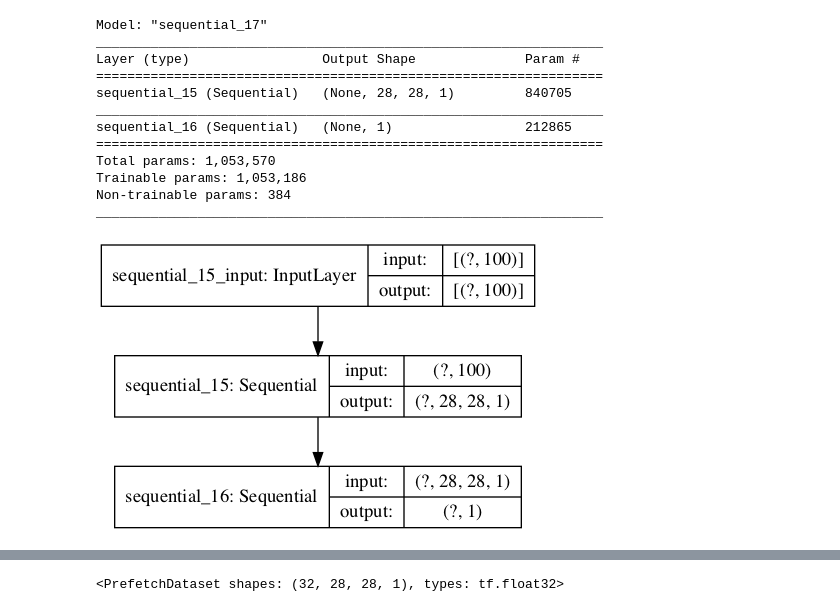
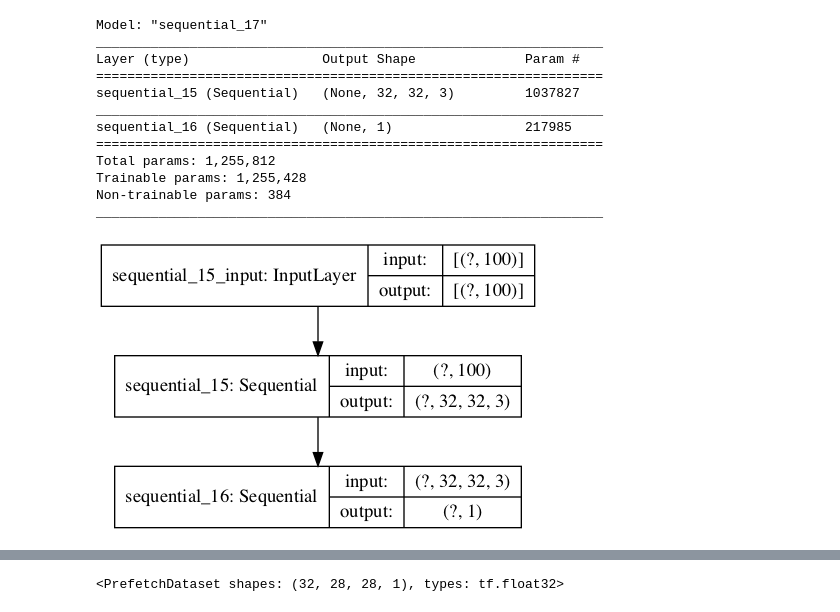
Before and after one commit to yebiny/GenerativeModels-tf2.0, a Jupyter notebook: 2-GAN/ganTest.ipynb, the cells around one changed output, grey strips where cells are left out. Cells and saved outputs as stored; diff of their text form; code cells hidden in the pictures.

```diff
--- a/2-GAN/ganTest.ipynb
+++ b/2-GAN/ganTest.ipynb
@@ -48,6 +48,7 @@ def build_gan(data_shape, noise_dim):
 # %%
 def plot_generated_images(generator, seed):
     generated_images = generator.predict(seed)
+    print(generated_images.shape, generated_images[0][0])
     plot_multiple_images(generated_images, 4)
 
 def plot_multiple_images(images, n_cols=None):
@@ -55,6 +56,8 @@ def plot_multiple_images(images, n_cols=None):
     n_rows = (len(images) - 1) // n_cols + 1
     if images.shape[-1] == 1:
         images = np.squeeze(images, axis=-1)
+
+    #print(images.shape, images[0][0])
     plt.figure(figsize=(n_cols, n_rows))
     for index, image in enumerate(images):
         plt.subplot(n_rows, n_cols, index + 1)
@@ -100,7 +103,7 @@ class GAN():
         # y1 : half '0' half '1' for discriminator train
         # y2 : all '1' for generator train
         y1, y2, seed = make_constants(self.noise_dim, self.batch_size)
-        plot_generated_images(self.generator, seed)
+        #plot_generated_images(self.generator, seed)
 
         # Train
         for epoch in range(n_epochs):
@@ -118,6 +121,6 @@ class GAN():
                 self.discriminator.trainable = False
                 self.gan.train_on_batch(noise, y2)
 
-            plot_generated_images(self.generator, seed)
+            #plot_generated_images(self.generator, seed)
 # %%
 (x_train, y_train), (x_test, y_test) = tf.keras.datasets.fashion_mnist.load_data()
@@ -128,0 +135,11 @@ x_train_dcgan.shape
+# %%
+(x_train, y_train), (x_test, y_test) = tf.keras.datasets.cifar10.load_data()
+
+x_train = x_train.astype(np.float32) / 255
+print(x_train.shape, x_train[9][0])
+plot_multiple_images(x_train[:16])
+x_train = x_train* 2. - 1.
+print(x_train.shape, x_train[9][0])
+x_train = (x_train+1)/2
+print(x_train.shape, x_train[9][0])
+plot_multiple_images(x_train[:16])
@@ -129,20 +183,20 @@ x_train_dcgan.shape
 # %%
-gan = GAN(x_train_dcgan)
+gan = GAN(x_train)
 plot_model(gan.gan, show_shapes=True)
 # %% [output]
 Model: "sequential_17"
 _________________________________________________________________
 Layer (type)                 Output Shape              Param #
 =================================================================
-sequential_15 (Sequential)   (None, 28, 28, 1)         840705
+sequential_15 (Sequential)   (None, 32, 32, 3)         1037827
 _________________________________________________________________
-sequential_16 (Sequential)   (None, 1)                 212865
+sequential_16 (Sequential)   (None, 1)                 217985
 =================================================================
-Total params: 1,053,570
-Trainable params: 1,053,186
+Total params: 1,255,812
+Trainable params: 1,255,428
 Non-trainable params: 384
 _________________________________________________________________
-[figure, old version]
+[figure, new version]
 # %%
 gan.fit(5)
 # %% [output]
```
Also changed, not shown: parts of 4 cells of this notebook, 3 other files.
